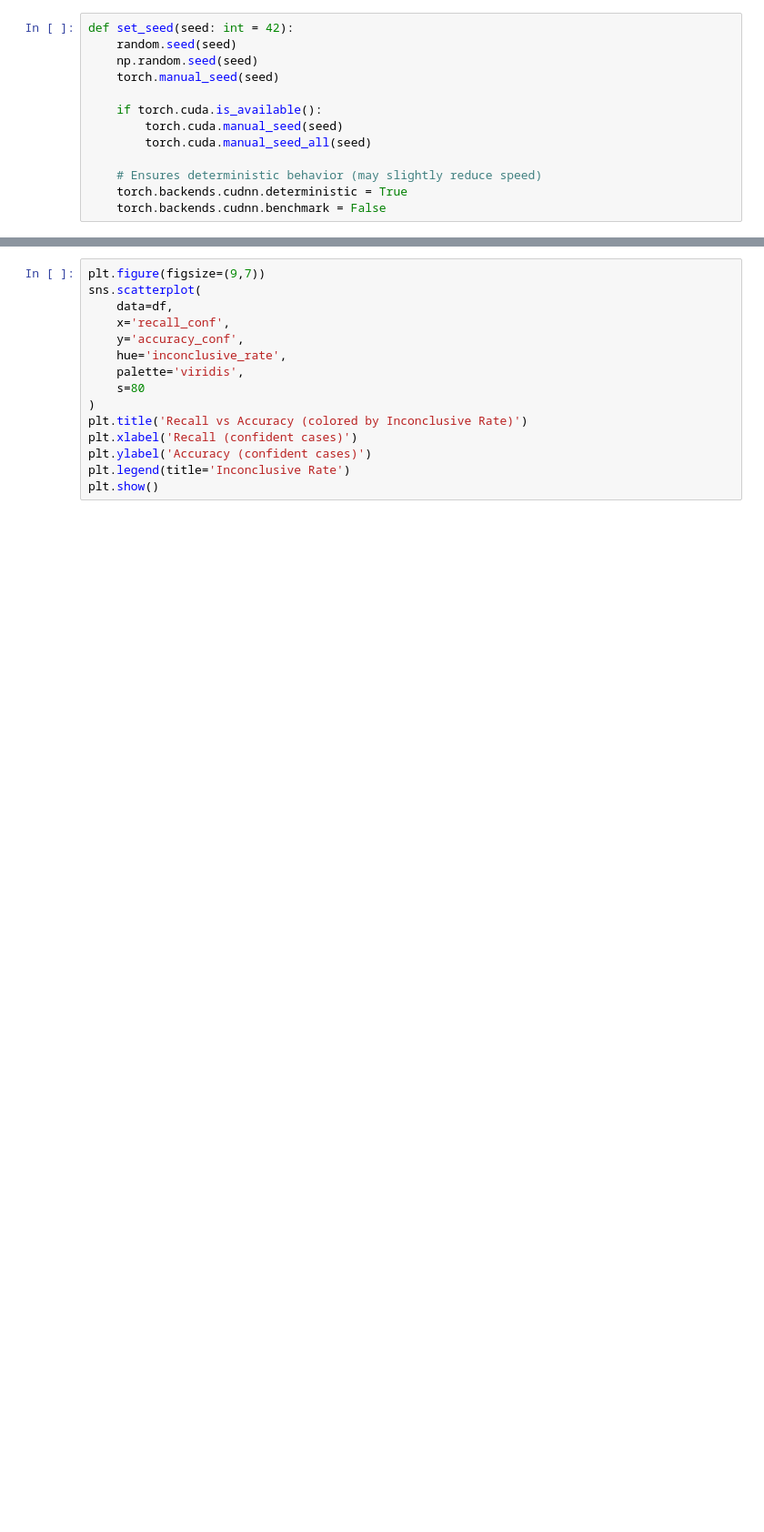
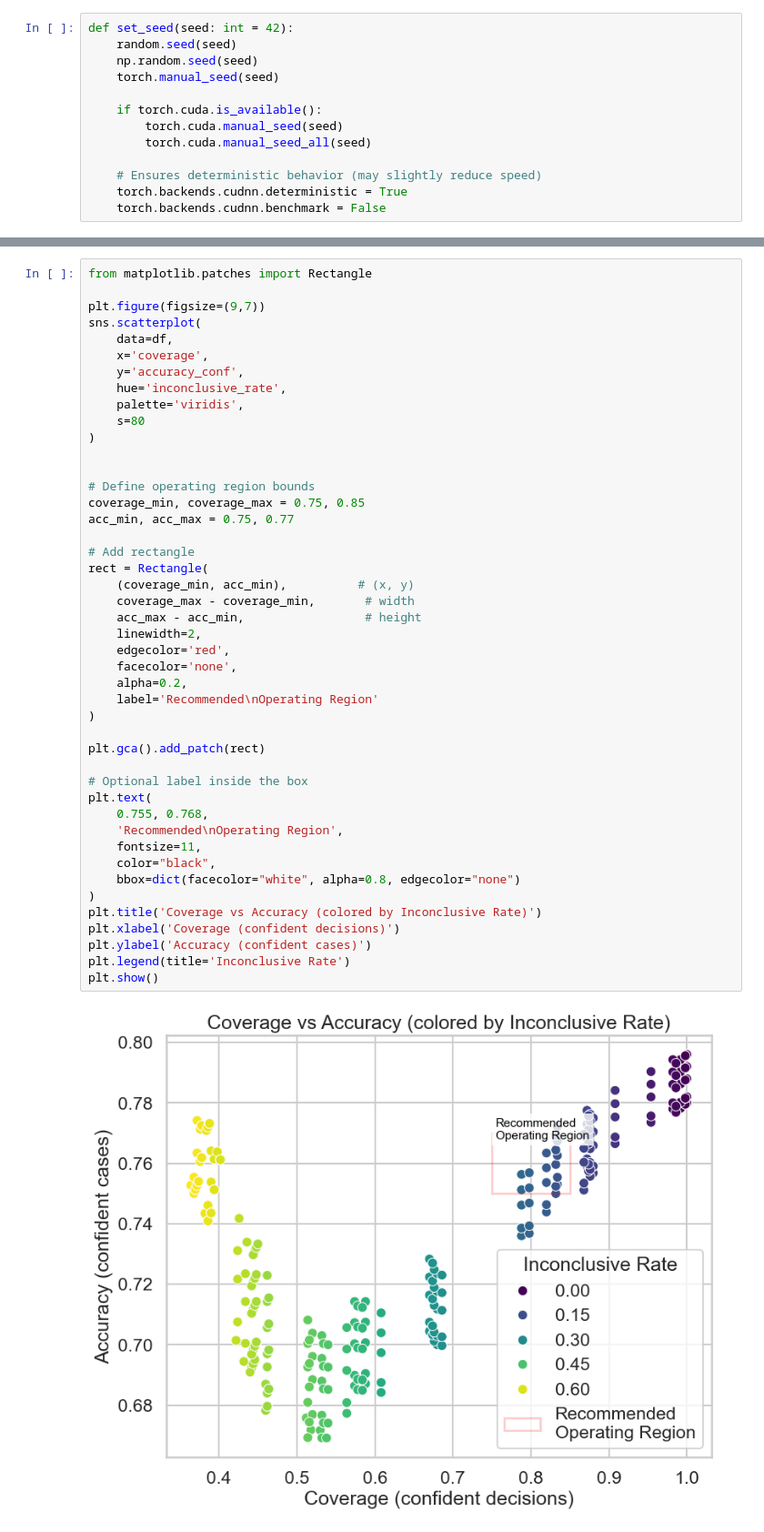
Before and after one commit to kmarsh423/Fracture-Detection-Hybrid-Model, a Jupyter notebook: notebooks/hybrid_tuning.ipynb, the cells around one changed output, grey strips where cells are left out. Shown at 91% size. Drawn from its saved outputs; the diff is of its cells as text; blank space fills up the shorter version.

```diff
--- a/notebooks/hybrid_tuning.ipynb
+++ b/notebooks/hybrid_tuning.ipynb
@@ -111,18 +154,50 @@ plt.show()
 # %%
+from matplotlib.patches import Rectangle
+
 plt.figure(figsize=(9,7))
 sns.scatterplot(
     data=df,
-    x='recall_conf',
+    x='coverage',
     y='accuracy_conf',
     hue='inconclusive_rate',
     palette='viridis',
     s=80
 )
-plt.title('Recall vs Accuracy (colored by Inconclusive Rate)')
-plt.xlabel('Recall (confident cases)')
+
+
+# Define operating region bounds
+coverage_min, coverage_max = 0.75, 0.85
+acc_min, acc_max = 0.75, 0.77
+
+# Add rectangle
+rect = Rectangle(
+    (coverage_min, acc_min),          # (x, y)
+    coverage_max - coverage_min,       # width
+    acc_max - acc_min,                 # height
+    linewidth=2,
+    edgecolor='red',
+    facecolor='none',
+    alpha=0.2,
+    label='Recommended\nOperating Region'
+)
+
+plt.gca().add_patch(rect)
+
+# Optional label inside the box
+plt.text(
+    0.755, 0.768,
+    'Recommended\nOperating Region',
+    fontsize=11,
+    color="black",
+    bbox=dict(facecolor="white", alpha=0.8, edgecolor="none")
+)
+plt.title('Coverage vs Accuracy (colored by Inconclusive Rate)')
+plt.xlabel('Coverage (confident decisions)')
 plt.ylabel('Accuracy (confident cases)')
 plt.legend(title='Inconclusive Rate')
 plt.show()
+# %% [output]
+[figure, added]
 # %%
 plt.figure(figsize=(8,5))
 sns.lineplot(
```
Also changed, not shown: parts of 13 cells of this notebook, 4 other files.
